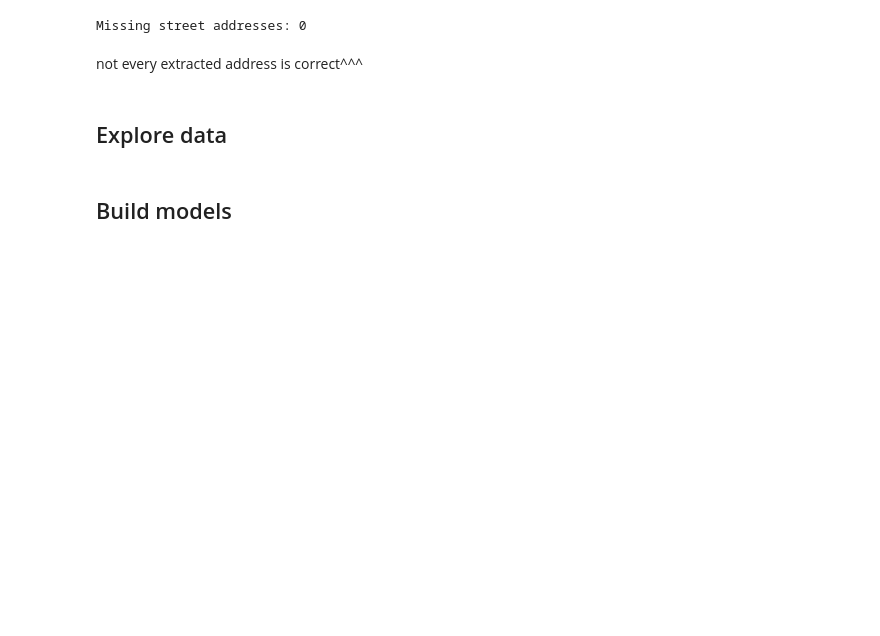
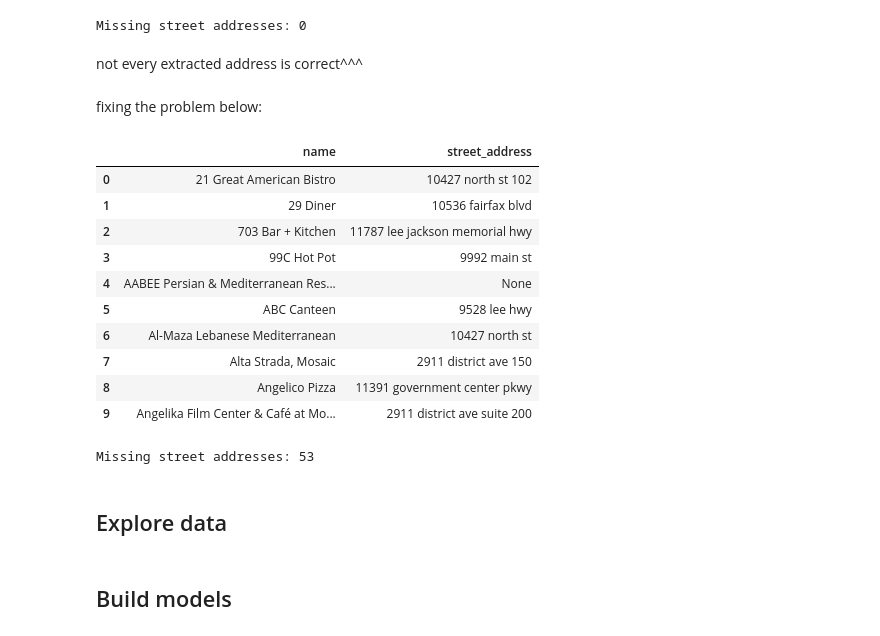
Before and after one commit to hwayalew/ds3001_team1_project, a Jupyter notebook: notebook.ipynb, the cells around one changed output. Drawn from its saved outputs; the diff is of its cells as text; code cells hidden in the pictures; blank space fills up the shorter version.

Commit message:
extract street addresses without confusing restaurant names

```diff
--- a/notebook.ipynb
+++ b/notebook.ipynb
@@ -376,6 +376,73 @@ print("Missing street addresses:",
 Missing street addresses: 0
 # %% [markdown]
 not every extracted address is correct^^^
+# %% [markdown]
+fixing the problem below:
+# %%
+# Extract street addresses without confusing restaurant names
+
+def get_street_address(row):
+    # Get the complete address and restaurant name
+    address = str(row["address"])
+    name = str(row["name"])
+
+    # Remove the restaurant name from the beginning
+    if address.startswith(name + ","):
+        address = address[len(name) + 1:].strip()
+
+    # Split the remaining address into parts
+    parts = address.split(",")
+
+    # Find the first part that starts with a street number
+    for part in parts:
+        part = part.strip()
+
+        if re.match(r"^\d+\s+", part):
+            return part
+
+    return None
+
+# Apply the function to Google restaurants
+google_clean["street_address"] = google_clean.apply(
+    get_street_address,
+    axis=1
+)
+
+# Standardize the street addresses
+google_clean["street_address"] = (
+    google_clean["street_address"]
+    .str.lower()
+    .str.replace(r"[^\w\s]", " ", regex=True)
+    .str.replace(r"\bstreet\b", "st", regex=True)
+    .str.replace(r"\broad\b", "rd", regex=True)
+    .str.replace(r"\bavenue\b", "ave", regex=True)
+    .str.replace(r"\bboulevard\b", "blvd", regex=True)
+    .str.replace(r"\s+", " ", regex=True)
+    .str.strip()
+)
+
+# Preview the corrected addresses
+display(
+    google_clean[
+        ["name", "street_address"]
+    ].head(10)
+)
+
+print("Missing street addresses:",
+      google_clean["street_address"].isnull().sum())
+# %% [output]
+|  | name | street_address |
+| 0 | 21 Great American Bistro | 10427 north st 102 |
+| 1 | 29 Diner | 10536 fairfax blvd |
+| 2 | 703 Bar + Kitchen | 11787 lee jackson memorial hwy |
+| 3 | 99C Hot Pot | 9992 main st |
+| 4 | AABEE Persian & Mediterranean Res... | None |
+| 5 | ABC Canteen | 9528 lee hwy |
+| 6 | Al-Maza Lebanese Mediterranean | 10427 north st |
+| 7 | Alta Strada, Mosaic | 2911 district ave 150 |
+| 8 | Angelico Pizza | 11391 government center pkwy |
+| 9 | Angelika Film Center & Café at Mo... | 2911 district ave suite 200 |
+Missing street addresses: 53
 # %% [markdown]
 ## Explore data
 # %%
```
